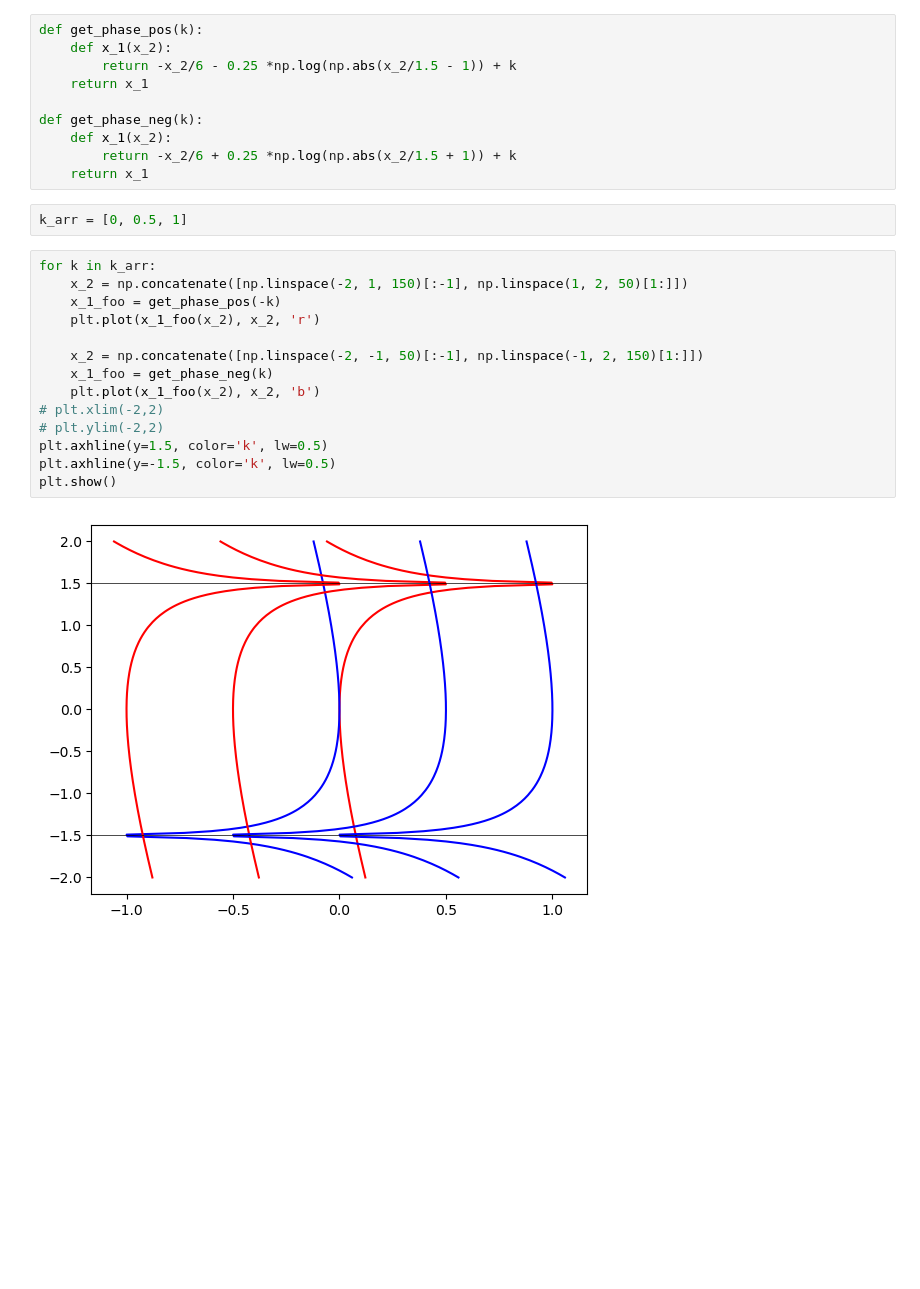
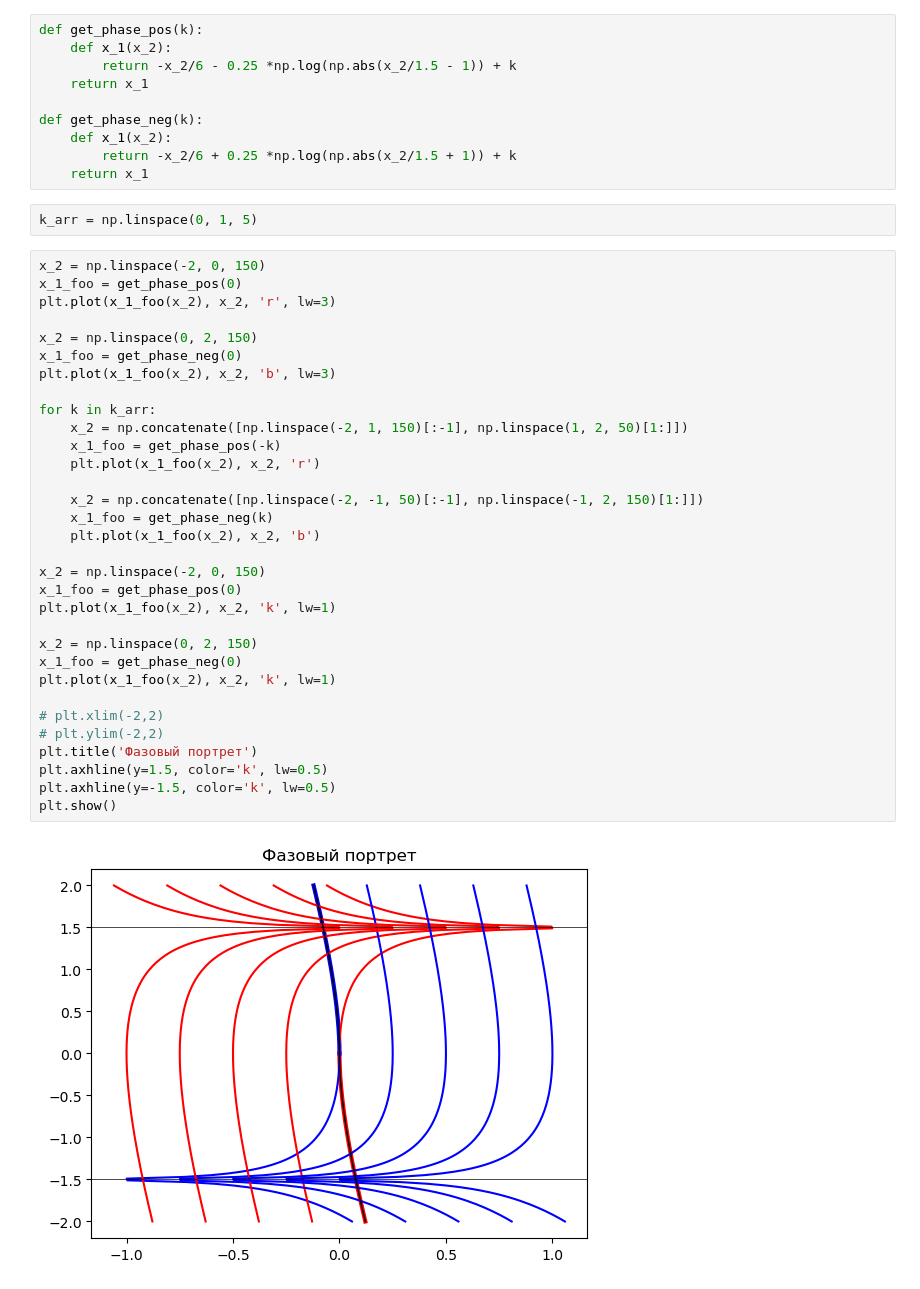
Before and after one commit to ravilkooo/met_opt, a Jupyter notebook: prac-7/Task.ipynb, the cells around one changed output. Cells and saved outputs as stored; diff of their text form; blank space fills up the shorter version.

```diff
--- a/prac-7/Task.ipynb
+++ b/prac-7/Task.ipynb
@@ -143,20 +144,38 @@ def get_phase_neg(k):
         return -x_2/6 + 0.25 *np.log(np.abs(x_2/1.5 + 1)) + k
     return x_1
 # %%
-k_arr = [0, 0.5, 1]
+k_arr = np.linspace(0, 1, 5)
 # %%
+x_2 = np.linspace(-2, 0, 150)
+x_1_foo = get_phase_pos(0)
+plt.plot(x_1_foo(x_2), x_2, 'r', lw=3)
+
+x_2 = np.linspace(0, 2, 150)
+x_1_foo = get_phase_neg(0)
+plt.plot(x_1_foo(x_2), x_2, 'b', lw=3)
+
 for k in k_arr:
     x_2 = np.concatenate([np.linspace(-2, 1, 150)[:-1], np.linspace(1, 2, 50)[1:]])
     x_1_foo = get_phase_pos(-k)
     plt.plot(x_1_foo(x_2), x_2, 'r')
 
     x_2 = np.concatenate([np.linspace(-2, -1, 50)[:-1], np.linspace(-1, 2, 150)[1:]])
     x_1_foo = get_phase_neg(k)
     plt.plot(x_1_foo(x_2), x_2, 'b')
+
+x_2 = np.linspace(-2, 0, 150)
+x_1_foo = get_phase_pos(0)
+plt.plot(x_1_foo(x_2), x_2, 'k', lw=1)
+
+x_2 = np.linspace(0, 2, 150)
+x_1_foo = get_phase_neg(0)
+plt.plot(x_1_foo(x_2), x_2, 'k', lw=1)
+
 # plt.xlim(-2,2)
 # plt.ylim(-2,2)
+plt.title('Фазовый портрет')
 plt.axhline(y=1.5, color='k', lw=0.5)
 plt.axhline(y=-1.5, color='k', lw=0.5)
 plt.show()
 # %% [output]
-[figure, old version]
+[figure, new version]
```
Also changed, not shown: parts of 8 cells of this notebook.
